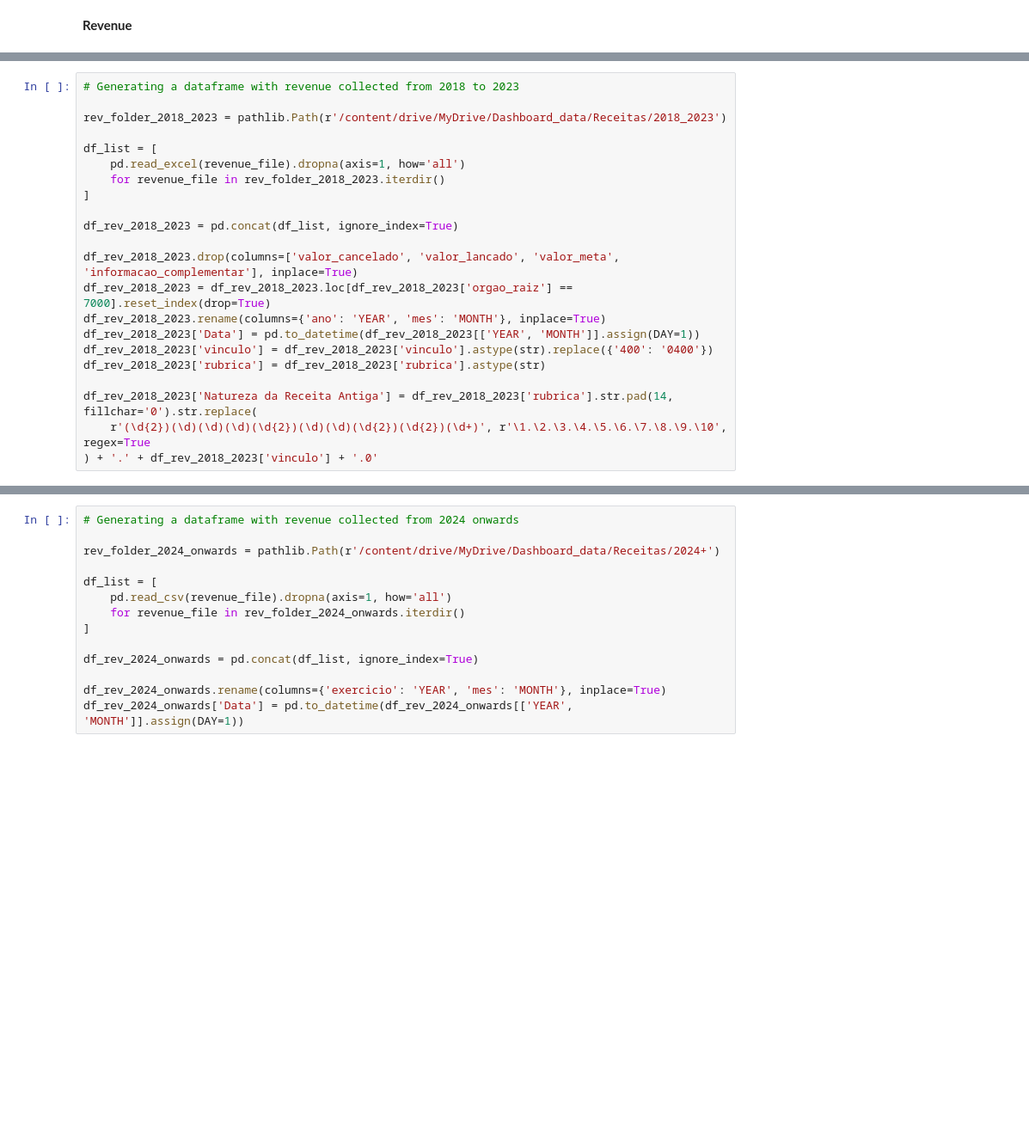
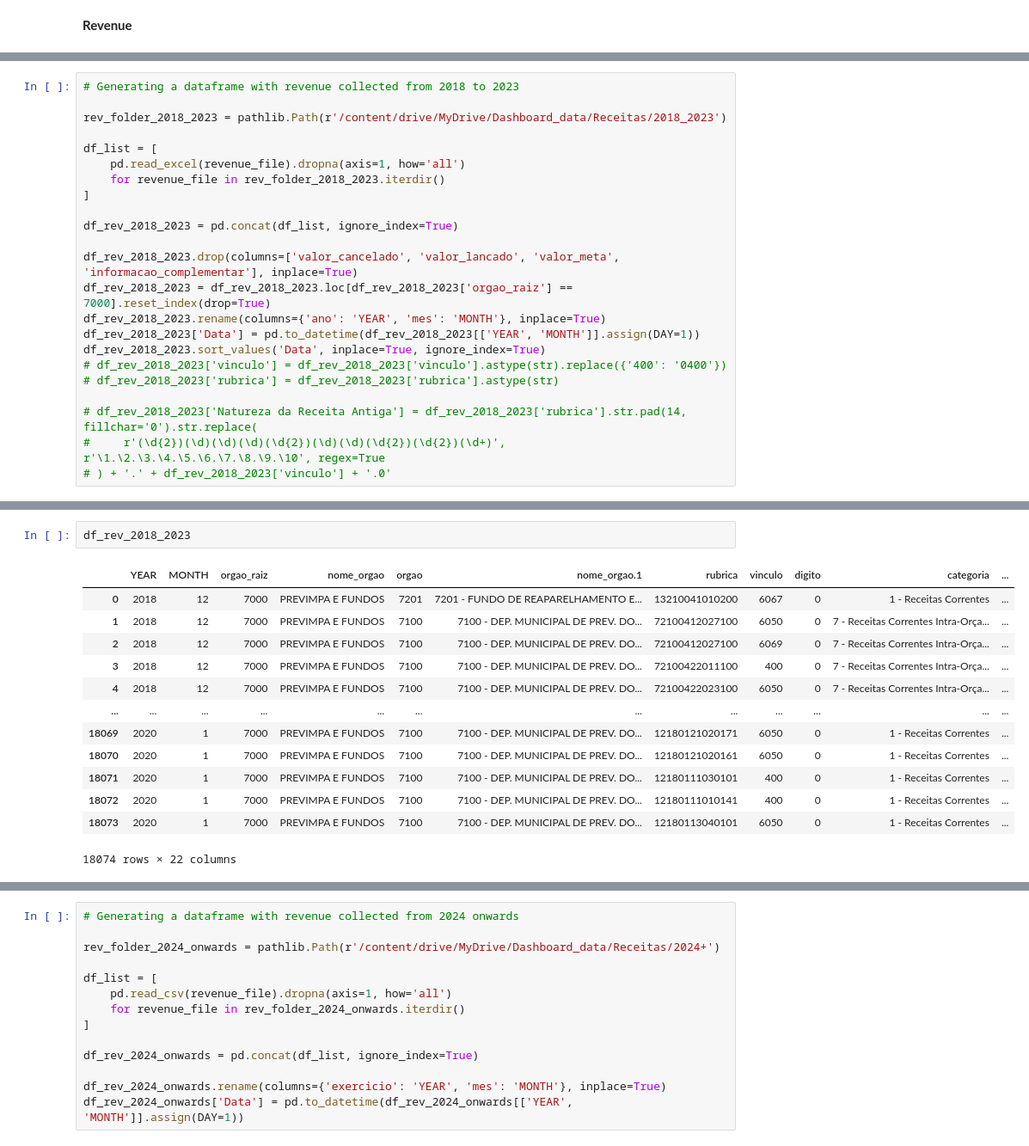
Before and after one commit to TiagoIesbick/dashboard-etl, a Jupyter notebook: dashboard_data.ipynb, the cells around one changed output, grey strips where cells are left out. Shown at 86% size. Drawn from its saved outputs; the diff is of its cells as text; blank space fills up the shorter version.

```diff
--- a/dashboard_data.ipynb
+++ b/dashboard_data.ipynb
@@ -217,9 +217,10 @@ df_rev_2018_2023.drop(columns=['valor_cancelado', 'valor_lancado', 'valor_meta',
 df_rev_2018_2023 = df_rev_2018_2023.loc[df_rev_2018_2023['orgao_raiz'] == 7000].reset_index(drop=True)
 df_rev_2018_2023.rename(columns={'ano': 'YEAR', 'mes': 'MONTH'}, inplace=True)
 df_rev_2018_2023['Data'] = pd.to_datetime(df_rev_2018_2023[['YEAR', 'MONTH']].assign(DAY=1))
-df_rev_2018_2023['vinculo'] = df_rev_2018_2023['vinculo'].astype(str).replace({'400': '0400'})
-df_rev_2018_2023['rubrica'] = df_rev_2018_2023['rubrica'].astype(str)
+df_rev_2018_2023.sort_values('Data', inplace=True, ignore_index=True)
+# df_rev_2018_2023['vinculo'] = df_rev_2018_2023['vinculo'].astype(str).replace({'400': '0400'})
+# df_rev_2018_2023['rubrica'] = df_rev_2018_2023['rubrica'].astype(str)
 
-df_rev_2018_2023['Natureza da Receita Antiga'] = df_rev_2018_2023['rubrica'].str.pad(14, fillchar='0').str.replace(
-    r'(\d{2})(\d)(\d)(\d)(\d{2})(\d)(\d)(\d{2})(\d{2})(\d+)', r'\1.\2.\3.\4.\5.\6.\7.\8.\9.\10', regex=True
-) + '.' + df_rev_2018_2023['vinculo'] + '.0'
+# df_rev_2018_2023['Natureza da Receita Antiga'] = df_rev_2018_2023['rubrica'].str.pad(14, fillchar='0').str.replace(
+#     r'(\d{2})(\d)(\d)(\d)(\d{2})(\d)(\d)(\d{2})(\d{2})(\d+)', r'\1.\2.\3.\4.\5.\6.\7.\8.\9.\10', regex=True
+# ) + '.' + df_rev_2018_2023['vinculo'] + '.0'
@@ -225,0 +236,16 @@ df_rev_2018_2023['Natureza da Receita Antiga'] = df_rev_2018_2023['rubrica'].str
+# %%
+df_rev_2018_2023
+# %% [output]
+|  | YEAR | MONTH | orgao_raiz | nome_orgao | orgao | nome_orgao.1 | rubrica | vinculo | digito | categoria | ... |
+| 0 | 2018 | 12 | 7000 | PREVIMPA E FUNDOS | 7201 | 7201 - FUNDO DE REAPARELHAMENTO E... | 13210041010200 | 6067 | 0 | 1 - Receitas Correntes | ... |
+| 1 | 2018 | 12 | 7000 | PREVIMPA E FUNDOS | 7100 | 7100 - DEP. MUNICIPAL DE PREV. DO... | 72100412027100 | 6050 | 0 | 7 - Receitas Correntes Intra-Orça... | ... |
+| 2 | 2018 | 12 | 7000 | PREVIMPA E FUNDOS | 7100 | 7100 - DEP. MUNICIPAL DE PREV. DO... | 72100412027100 | 6069 | 0 | 7 - Receitas Correntes Intra-Orça... | ... |
+| 3 | 2018 | 12 | 7000 | PREVIMPA E FUNDOS | 7100 | 7100 - DEP. MUNICIPAL DE PREV. DO... | 72100422011100 | 400 | 0 | 7 - Receitas Correntes Intra-Orça... | ... |
+| 4 | 2018 | 12 | 7000 | PREVIMPA E FUNDOS | 7100 | 7100 - DEP. MUNICIPAL DE PREV. DO... | 72100422023100 | 6050 | 0 | 7 - Receitas Correntes Intra-Orça... | ... |
+| ... | ... | ... | ... | ... | ... | ... | ... | ... | ... | ... | ... |
+| 18069 | 2020 | 1 | 7000 | PREVIMPA E FUNDOS | 7100 | 7100 - DEP. MUNICIPAL DE PREV. DO... | 12180121020171 | 6050 | 0 | 1 - Receitas Correntes | ... |
+| 18070 | 2020 | 1 | 7000 | PREVIMPA E FUNDOS | 7100 | 7100 - DEP. MUNICIPAL DE PREV. DO... | 12180121020161 | 6050 | 0 | 1 - Receitas Correntes | ... |
+| 18071 | 2020 | 1 | 7000 | PREVIMPA E FUNDOS | 7100 | 7100 - DEP. MUNICIPAL DE PREV. DO... | 12180111030101 | 400 | 0 | 1 - Receitas Correntes | ... |
+| 18072 | 2020 | 1 | 7000 | PREVIMPA E FUNDOS | 7100 | 7100 - DEP. MUNICIPAL DE PREV. DO... | 12180111010141 | 400 | 0 | 1 - Receitas Correntes | ... |
+| 18073 | 2020 | 1 | 7000 | PREVIMPA E FUNDOS | 7100 | 7100 - DEP. MUNICIPAL DE PREV. DO... | 12180113040101 | 6050 | 0 | 1 - Receitas Correntes | ... |
+18074 rows × 22 columns
```
Also changed, not shown: parts of 18 cells of this notebook.
